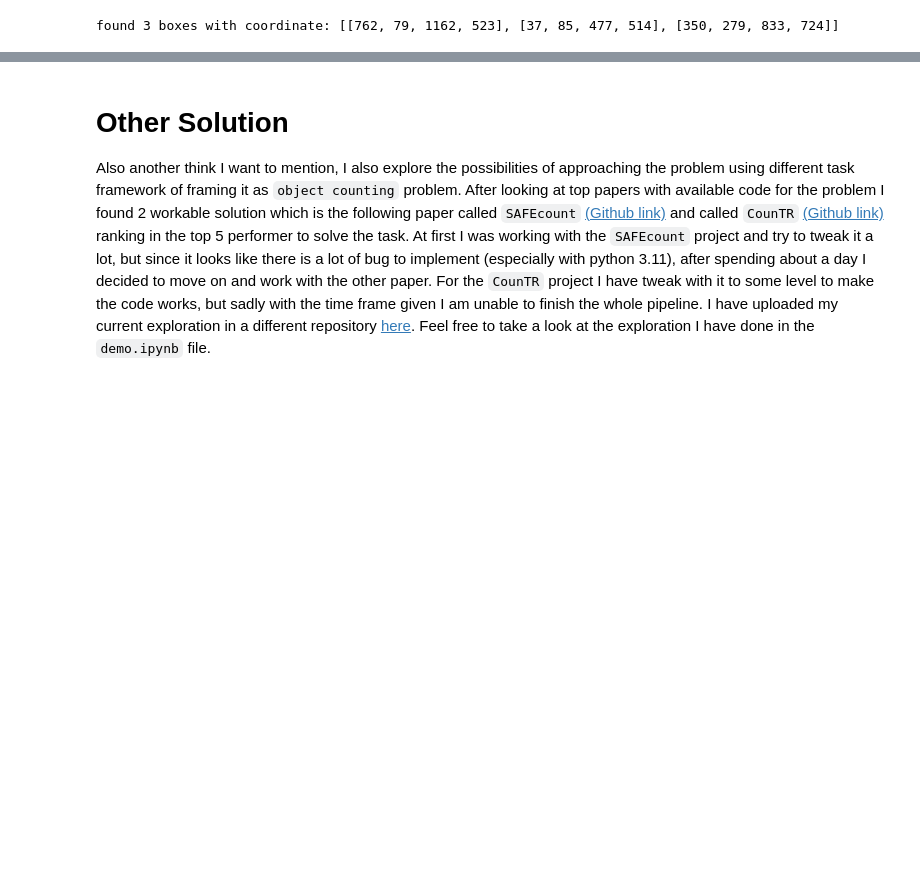
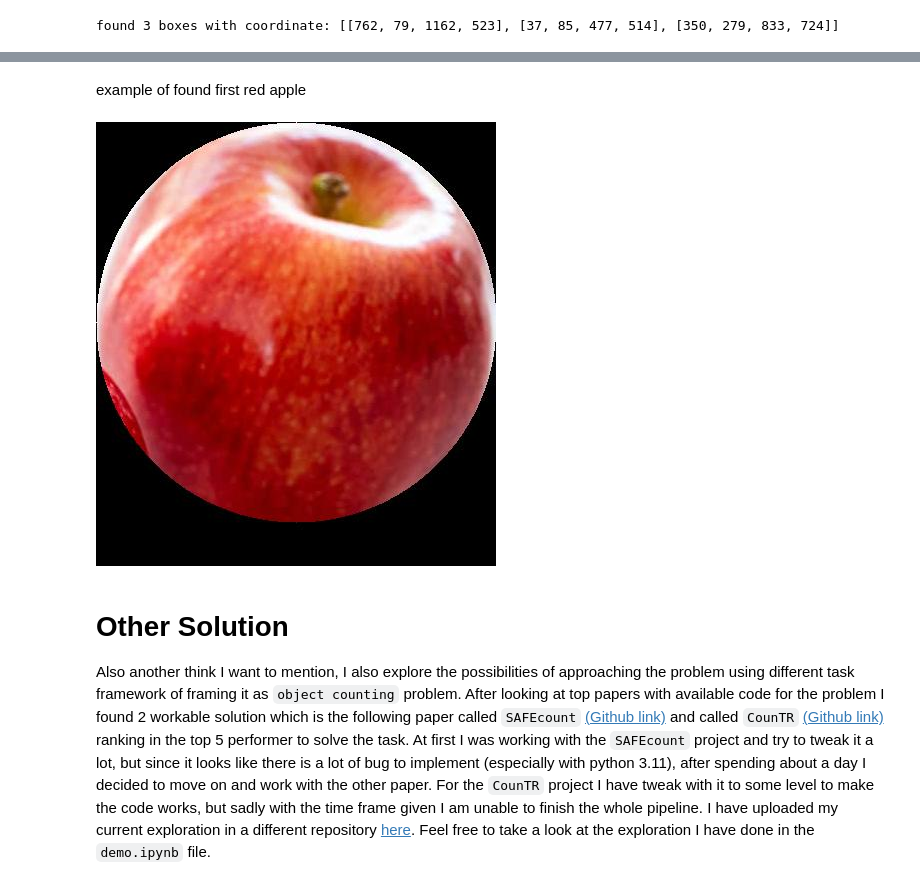
Before and after one commit to Auberg/object-counting, a Jupyter notebook: classify.ipynb, the cells around one changed output, grey strips where cells are left out. Cells and saved outputs as stored; diff of their text form; code cells hidden in the pictures; blank space fills up the shorter version.

```diff
--- a/result.ipynb
+++ b/classify.ipynb
@@ -174,3 +62,9 @@ ic.create_color_files()
+# %% [markdown]
+example of found first red apple
+# %%
+Image.open('Image/red_1.jpg')
+# %% [output]
+[figure, added]
 # %% [markdown]
 # Other Solution
 
```
Also changed, not shown: parts of 16 cells of this notebook, 4 other files.
